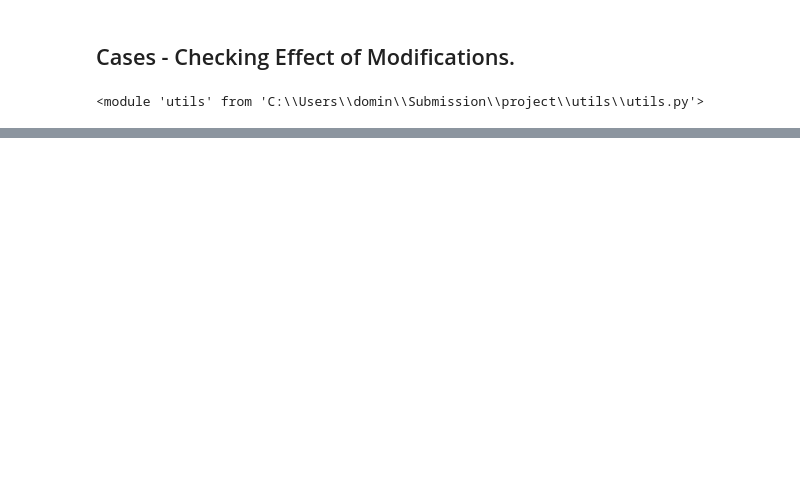
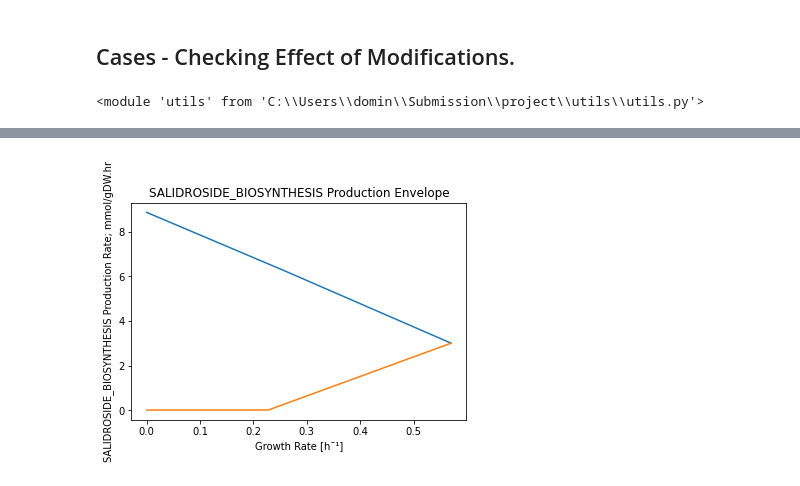
Before and after one commit to psxdf1/Submission, a Jupyter notebook: project/sections/ind_mod/ind_mod_character.ipynb, the cells around one changed output, grey strips where cells are left out. Saved outputs shown, nothing was run; the diff lists cells and outputs as text; code cells hidden in the pictures; blank space fills up the shorter version.

```diff
--- a/project/sections/ind_mod/ind_mod_character.ipynb
+++ b/project/sections/ind_mod/ind_mod_character.ipynb
@@ -90,0 +185,31 @@ GD_gr, GD_tmy = runcases(GD, "../../data/ind_mod_cases/GD", GD_tgt)
+# %%
+# Growth Couple the Production of Salidroside in the GD strain.
+
+strat = ["TALA","EDD","FBA","F6PA","PPM2","AGM4PApp","INDOLEt2pp","AGM3PApp"]
+
+# for rxn in GD.reactions:
+#     if rxn.id in strat:
+#         print(rxn.id, rxn.name)
+
+with GD as model:
+    GD.reactions.EX_Tyrosol_e.bounds = (-10,1000)
+
+    # print(model.slim_optimize())
+    # model.reactions.EX_fru_e.lower_bound = -10
+    model.reactions.TALA.bounds = (0.0, 0.0)
+    model.reactions.EDD.bounds = (0.0, 0.0)
+    model.reactions.FBA.bounds = (0.0, 0.0)
+    model.reactions.F6PA.bounds = (0.0, 0.0)
+    model.reactions.PPM2.bounds = (0.0, 0.0)
+    model.reactions.AGM4PApp.bounds = (0.0, 0.0)
+    model.reactions.INDOLEt2pp.bounds = (0.0, 0.0)
+    model.reactions.AGM3PApp.bounds = (0.0, 0.0)
+    # a= model.optimize()
+    # a,b,c,d = pe_data(model, "SALIDROSIDE_BIOSYNTHESIS")
+    # pe_plot(a,b,c,d)
+    pe(model,"SALIDROSIDE_BIOSYNTHESIS")
+
+# What is the growth coupling potential here?
+# defined as the amount with which the maximal growth rate will be decreased by preventing the target compound from being produced.
+# %% [output]
+[figure, added]
```
Also changed, not shown: parts of 11 cells of this notebook, 8 other files.
